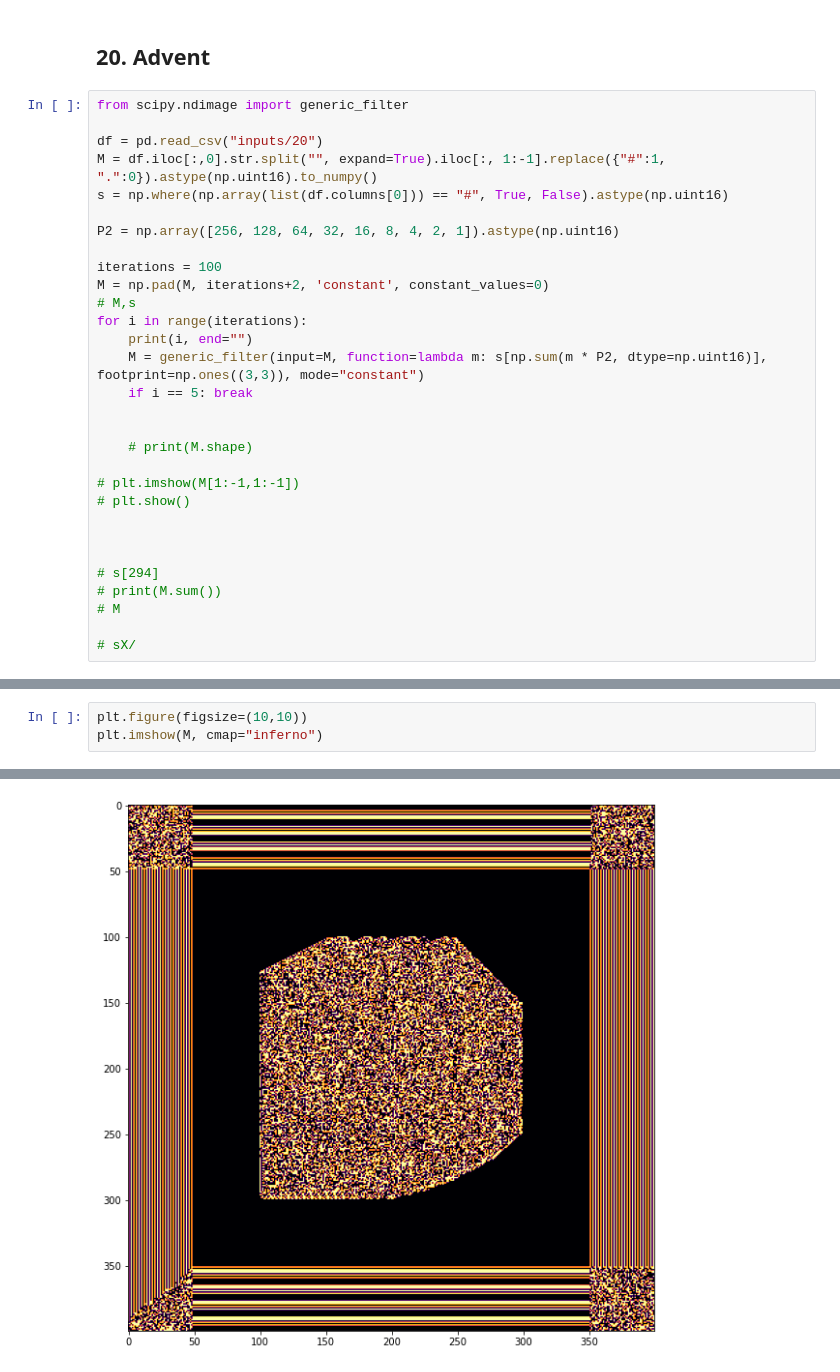
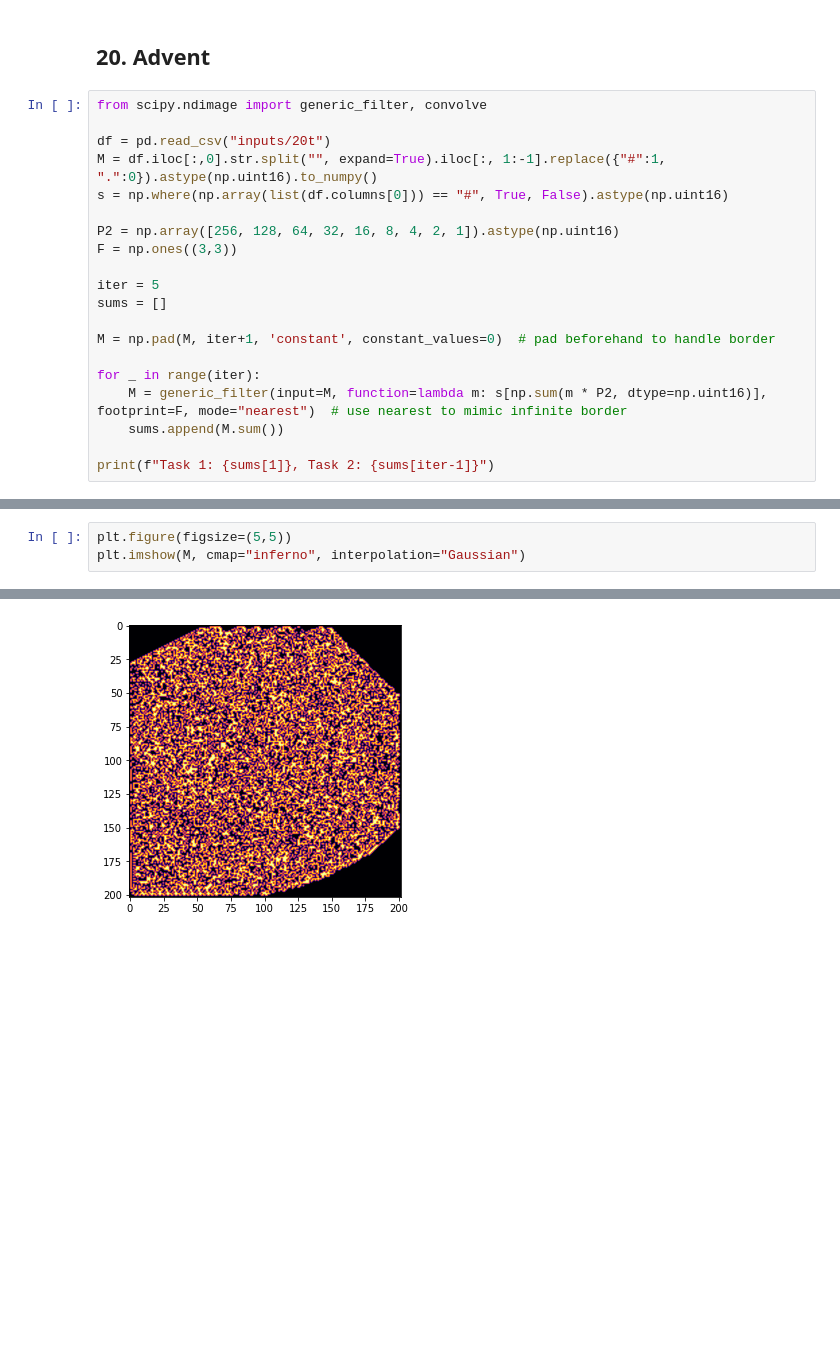
Before and after one commit to charelF/AOC2021, a Jupyter notebook: aoc.ipynb, the cells around one changed output, grey strips where cells are left out. Saved outputs shown, nothing was run; the diff lists cells and outputs as text; blank space fills up the shorter version.

Commit message:
before faster

```diff
--- a/aoc.ipynb
+++ b/aoc.ipynb
@@ -803,33 +803,23 @@ we can measure distances between points, and see if they are the same
 # %% [markdown]
 ## 20. Advent
 # %%
-from scipy.ndimage import generic_filter
+from scipy.ndimage import generic_filter, convolve
 
-df = pd.read_csv("inputs/20")
+df = pd.read_csv("inputs/20t")
 M = df.iloc[:,0].str.split("", expand=True).iloc[:, 1:-1].replace({"#":1, ".":0}).astype(np.uint16).to_numpy()
 s = np.where(np.array(list(df.columns[0])) == "#", True, False).astype(np.uint16)
 
 P2 = np.array([256, 128, 64, 32, 16, 8, 4, 2, 1]).astype(np.uint16)
+F = np.ones((3,3))
 
-iterations = 100
-M = np.pad(M, iterations+2, 'constant', constant_values=0)
-# M,s
-for i in range(iterations):
-    print(i, end="")
-    M = generic_filter(input=M, function=lambda m: s[np.sum(m * P2, dtype=np.uint16)], footprint=np.ones((3,3)), mode="constant")
-    if i == 5: break
+iter = 5
+sums = []
 
+M = np.pad(M, iter+1, 'constant', constant_values=0)  # pad beforehand to handle border
 
-    # print(M.shape)
+for _ in range(iter):
+    M = generic_filter(input=M, function=lambda m: s[np.sum(m * P2, dtype=np.uint16)], footprint=F, mode="nearest")  # use nearest to mimic infinite border
+    sums.append(M.sum())
 
-# plt.imshow(M[1:-1,1:-1])
-# plt.show()
-
-
-
-# s[294]
-# print(M.sum())
-# M
-
-# sX/
+print(f"Task 1: {sums[1]}, Task 2: {sums[iter-1]}")
 # %% [output]
@@ -841,6 +853,6 @@ print(M[iterations:-iterations,iterations:-iterations].sum())
 # %%
-plt.figure(figsize=(10,10))
-plt.imshow(M, cmap="inferno")
+plt.figure(figsize=(5,5))
+plt.imshow(M, cmap="inferno", interpolation="Gaussian")
 # %% [output]
 <matplotlib.image.AxesImage at 0x...>
-[figure, old version]
+[figure, new version]
```
Also changed, not shown: parts of 7 cells of this notebook.
